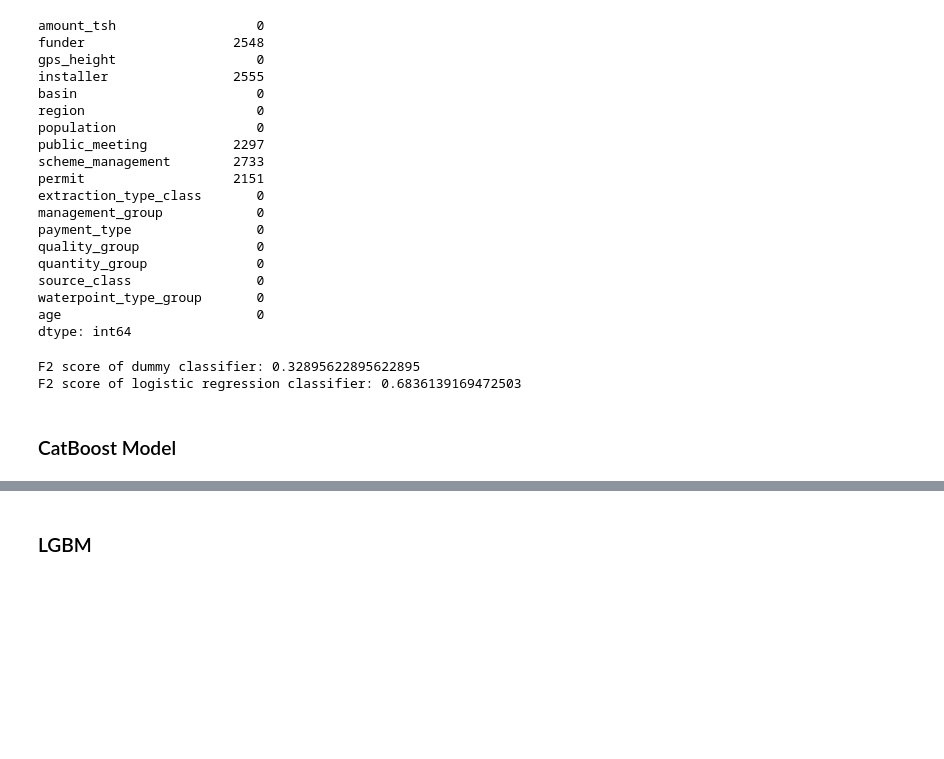
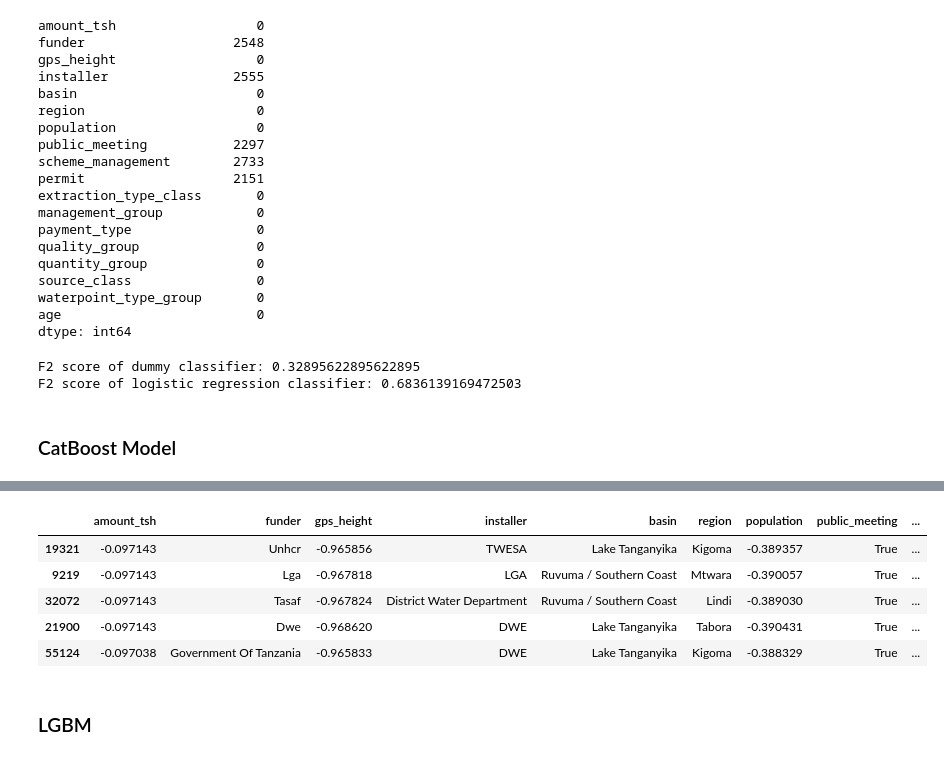
Before and after one commit to anair123/Detecting-Faulty-Water-Pumps-With-Machine-Learning, a Jupyter notebook: Data Modeling.ipynb, the cells around one changed output, grey strips where cells are left out. Drawn from its saved outputs; the diff is of its cells as text; code cells hidden in the pictures; blank space fills up the shorter version.

```diff
--- a/Data Modeling.ipynb
+++ b/Data Modeling.ipynb
@@ -425,5 +429,15 @@ pipeline_cbc.fit(X_train, y_train)
 y_pred_cbc= pipeline_cbc.predict(X_test)
 # %%
 f2_score_cbc = fbeta_score(y_pred_cbc, y_test, beta=2, average='micro')
+# %%
+X_train[cat_cols].dtypes
+X_test.head()
+# %% [output]
+|  | amount_tsh | funder | gps_height | installer | basin | region | population | public_meeting | ... |
+| 19321 | -0.097143 | Unhcr | -0.965856 | TWESA | Lake Tanganyika | Kigoma | -0.389357 | True | ... |
+| 9219 | -0.097143 | Lga | -0.967818 | LGA | Ruvuma / Southern Coast | Mtwara | -0.390057 | True | ... |
+| 32072 | -0.097143 | Tasaf | -0.967824 | District Water Department | Ruvuma / Southern Coast | Lindi | -0.389030 | True | ... |
+| 21900 | -0.097143 | Dwe | -0.968620 | DWE | Lake Tanganyika | Tabora | -0.390431 | True | ... |
+| 55124 | -0.097038 | Government Of Tanzania | -0.965833 | DWE | Lake Tanganyika | Kigoma | -0.388329 | True | ... |
 # %% [markdown]
 ### LGBM
```
Also changed, not shown: parts of 6 cells of this notebook, 4 other files.
